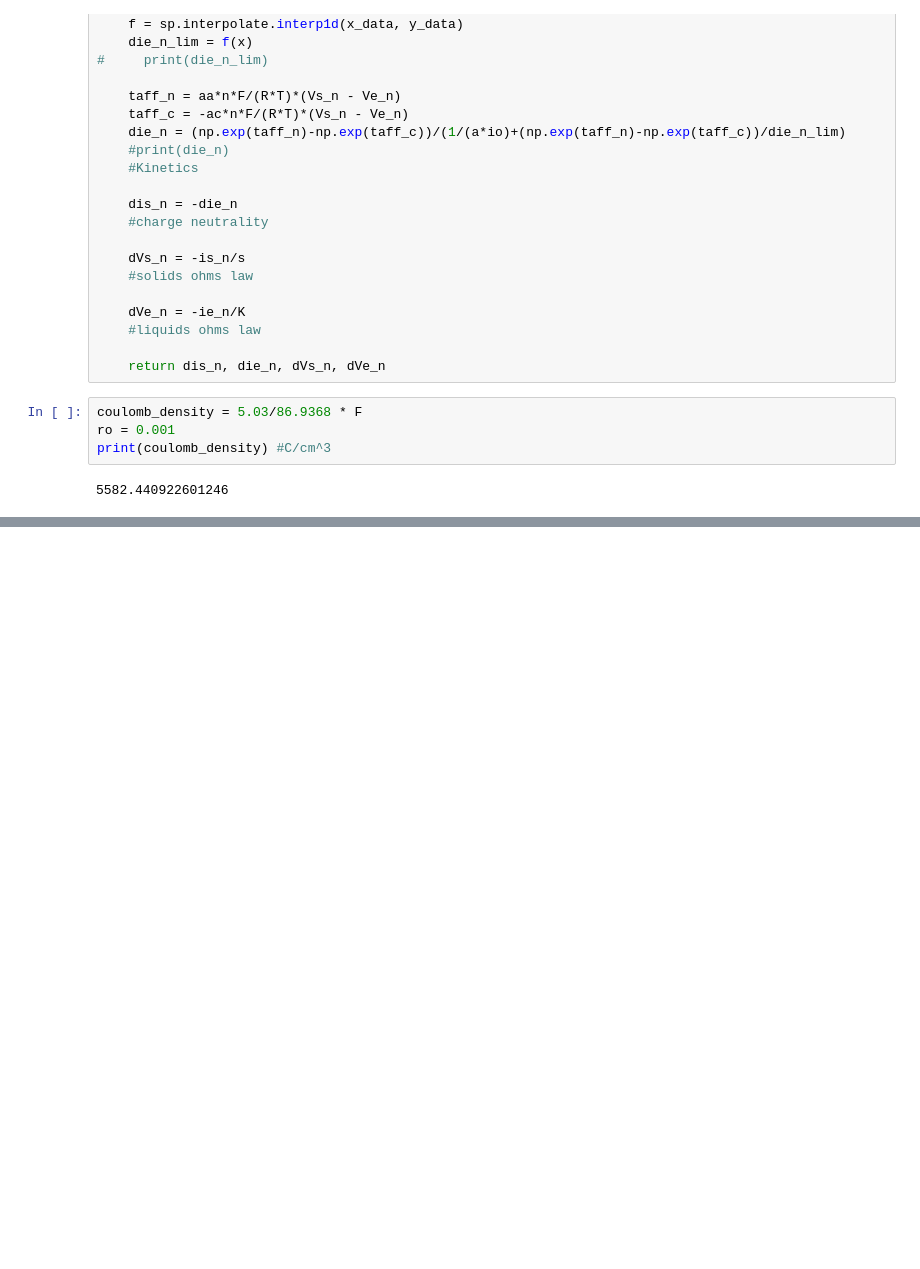
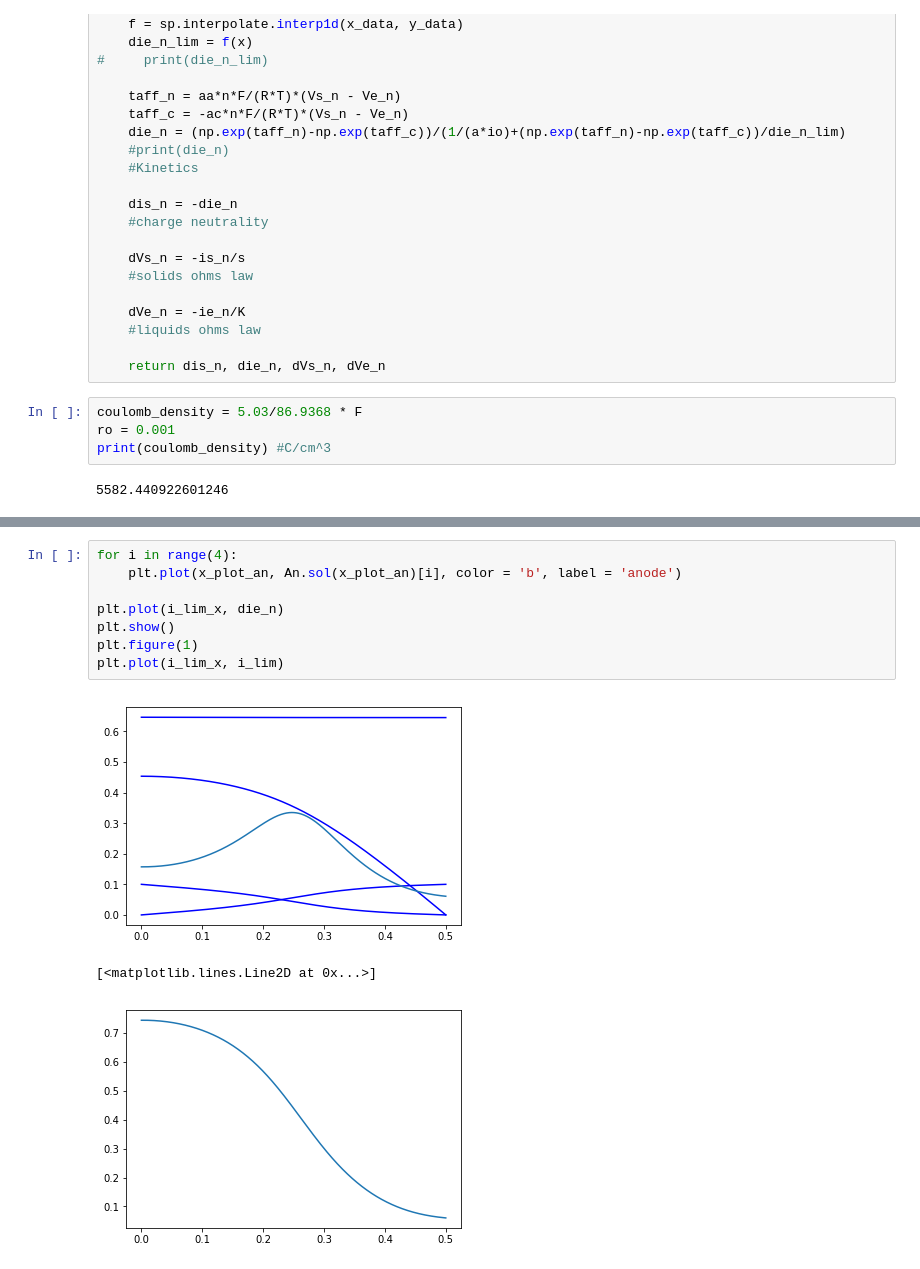
Before and after one commit to dalcox/batteries, a Jupyter notebook: Unsteady State Battery 1-D.ipynb, the cells around one changed output, grey strips where cells are left out. Cells and saved outputs as stored; diff of their text form; blank space fills up the shorter version.

```diff
--- a/Unsteady State Battery 1-D.ipynb
+++ b/Unsteady State Battery 1-D.ipynb
@@ -190,0 +186,12 @@ for i in range(4):
+# %%
+for i in range(4):
+    plt.plot(x_plot_an, An.sol(x_plot_an)[i], color = 'b', label = 'anode')
+
+plt.plot(i_lim_x, die_n)
+plt.show()
+plt.figure(1)
+plt.plot(i_lim_x, i_lim)
+# %% [output]
+[figure, added]
+[<matplotlib.lines.Line2D at 0x...>]
+[figure, added]
```
Also changed, not shown: parts of 11 cells of this notebook, 5 other files.
